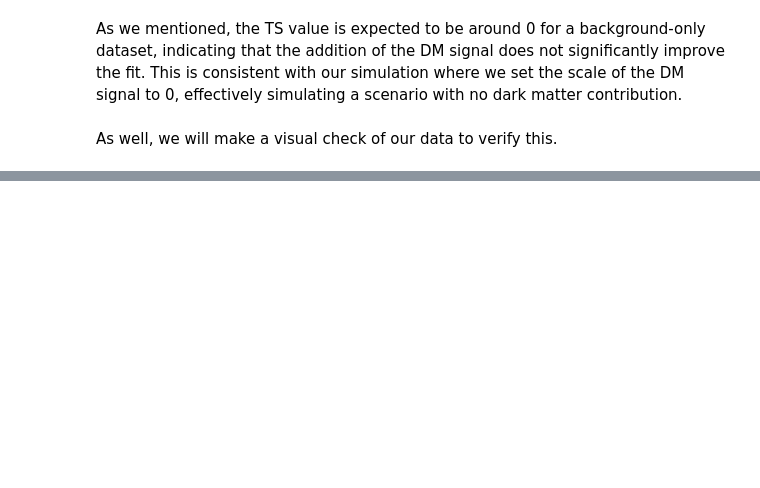
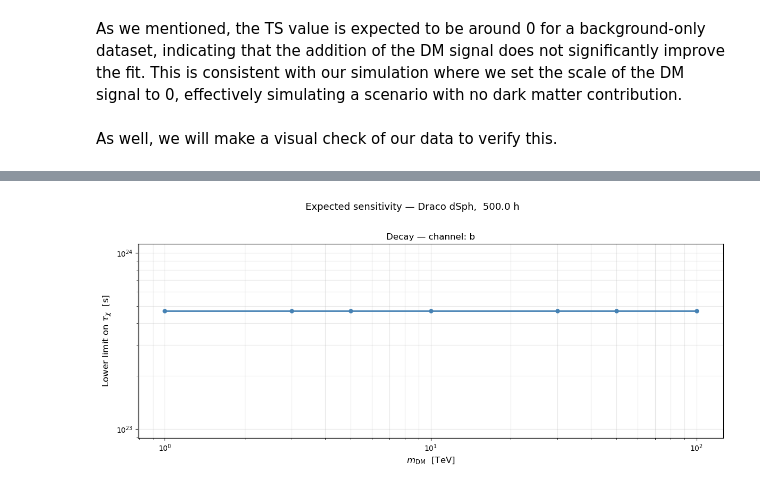
Before and after one commit to alexcervino/Dark-Matter-Tutorials-Gammapy, a Jupyter notebook: tutorial_complete_analysis.ipynb, the cells around one changed output, grey strips where cells are left out. Cells and saved outputs as stored; diff of their text form; code cells hidden in the pictures; blank space fills up the shorter version.

```diff
--- a/tutorial_complete_analysis.ipynb
+++ b/tutorial_complete_analysis.ipynb
@@ -680,2 +474,0 @@ dataset_mc.models
-# %%
-spectral_model.parameters["scale"].frozen = False
@@ -889,0 +544,23 @@ the next section.
+# %%
+# ── Find scale_ul: crossing at ΔTS = 2.71 on the right branch ────────────────
+# We interpolate only on the right side of the minimum (upper limit side)
+idx_min  = np.argmin(delta_ts)
+scale_ul = np.interp(2.71,
+                     delta_ts[idx_min:],
+                     scale_scan[idx_min:])
+
+# ── Convert to physical limits ────────────────────────────────────────────────
+
+# Decay: scale = τ_ref / τ_χ  →  τ_χ > τ_ref / scale_ul
+tau_ref         = spectral_model.LIFETIME_AGE_OF_UNIVERSE   # ~4.3e17 s
+tau_lower_limit = tau_ref / scale_ul
+
+#Here you have the example for the case of annihilation, but we are not going to use it in this tutorial since we are working with decay.
+# Annihilation (for reference): scale = <σv> / <σv>_ref  →  <σv> < scale_ul × <σv>_ref
+# sigma_v_ref = 3e-26 * u.Unit("cm3 s-1")
+# sigma_v_ul  = scale_ul * sigma_v_ref
+
+print(f"  DM mass:    {massDM}")
+print(f"  Channel:    {channel}")
+print(f"  Livetime:   {livetime}")
+print(f"  scale UL (95% CL):          {scale_ul:.3e}")
@@ -889,0 +732,22 @@ the next section.
+# %%
+fig, ax = plt.subplots(1, figsize=(12, 5))
+
+mass_arr    = np.array(results["mass"])
+scale_arr   = np.array(results["scale_ll"])
+
+# ── Decay: lower limit on scale ────────────────────────────────────────────────
+ax.plot(mass_arr, scale_arr,
+        color="steelblue", linewidth=2, marker="o", markersize=5)
+ax.set_xscale("log")
+ax.set_yscale("log")
+ax.set_xlabel(r"$m_{\rm DM}$  [TeV]", fontsize=12)
+ax.set_ylabel(r"Lower limit on $\tau_\chi$  [s]", fontsize=12)
+ax.set_title(rf"Decay — channel: {channel}", fontsize=12)
+ax.grid(True, which="both", alpha=0.3)
+
+plt.suptitle(rf"Expected sensitivity — Draco dSph,  {livetime}",
+             fontsize=13, y=1.02)
+plt.tight_layout()
+plt.show()
+# %% [output]
+[figure, added]
```
Also changed, not shown: parts of 70 cells of this notebook.
